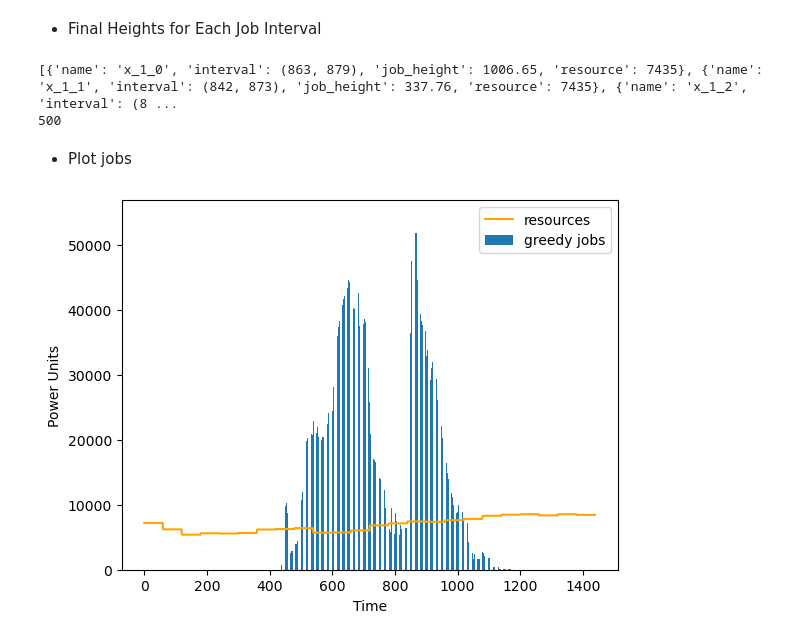
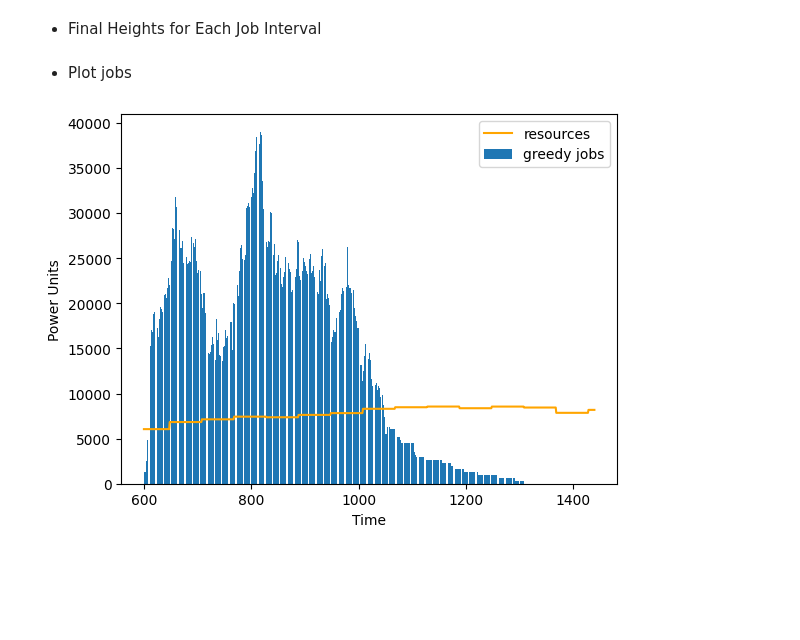
Before and after one commit to calebtheeardley/PeakDemanMinimizationAboveAResourceCurve, a Jupyter notebook: Code/CPLEX/new_greedy.ipynb, the cells around one changed output. Saved outputs shown, nothing was run; the diff lists cells and outputs as text; code cells hidden in the pictures; blank space fills up the shorter version.

Commit message:
made changes to greedy alg

```diff
--- a/Code/CPLEX/new_greedy.ipynb
+++ b/Code/CPLEX/new_greedy.ipynb
@@ -80,7 +62,7 @@ print (jobs[:10])
 - Resource Curve
 # %%
 # Instantiate the resource curve
-path = r"C:\Users\moaxs\Desktop\REU 2025\PDM Project\Code\Greedy Model\solar_data.json"
+path = "../../Input_Data/solar_data.json"
 with open(path, 'r') as file:
     data = json.load(file)
 
@@ -200,56 +171,16 @@ for job_idx in sorted(grouped.keys()):
 # %% [markdown]
 - Final Heights for Each Job Interval
-# %%
-final_heights = []
-
-for idx, interval_info in enumerate(selected_intervals):
-    # interval_info is a dict: {'name': ..., 'value': (start, end), 'score': ...}
-    interval = interval_info['value']
-    start_time_idx = interval[0]
-    # Get the job index from the name (last part after '_')
-    job_idx = int(interval_info['name'].split('_')[-1])
-    # Get the job's height
-    job_height = jobs[job_idx]['height']
-    # Get the resource at the start of the interval
-    resource_at_start = total_energy[start_time_idx]
-    final_heights.append({
-        'name': interval_info['name'],
-        'interval': interval,
-        'job_height': job_height,
-        'resource': resource_at_start
-    })
-
-# Add the job's height to each entry in final_heights for each job in selected_intervals
-for entry in final_heights:
-    job_idx = int(entry['name'].split('_')[-1])
-    entry['job_height'] = jobs[job_idx]['height']
-
-print(final_heights[:20])
-print (len(final_heights))
-# %% [output]
-[{'name': 'x_1_0', 'interval': (863, 879), 'job_height': 1006.65, 'resource': 7435}, {'name': 'x_1_1', 'interval': (842, 873), 'job_height': 337.76, 'resource': 7435}, {'name': 'x_1_2', 'interval': (8 ...
-500
 # %% [markdown]
 - Plot jobs
 # %%
 job_graph_xvalues = np.array([i for i in range(start_time, end_time)])
 
-# Create an array for job heights at each time step
-job_graph_yvalues = np.zeros(end_time - start_time)
-
-# Fill in the job heights for each scheduled interval
-for entry in final_heights:
-	start, end = entry['interval']
-	height = entry['job_height']
-	# Add job height to each time slot the job occupies
-	job_graph_yvalues[start:end] += height
-
-plt.bar(job_graph_xvalues, job_graph_yvalues, label="greedy jobs", width=0.5)
-plt.plot(job_graph_xvalues, total_energy, label='resources', color='orange')
+plt.bar(job_graph_xvalues, final_heights, label="greedy jobs")
+plt.plot(job_graph_xvalues, resources, label='resources', color='orange')
 
 plt.xlabel("Time")
 plt.ylabel("Power Units")
 plt.legend()
 plt.show()
 # %% [output]
-[figure, old version]
+[figure, new version]
```
Also changed, not shown: parts of 13 cells of this notebook, 2 other files.
